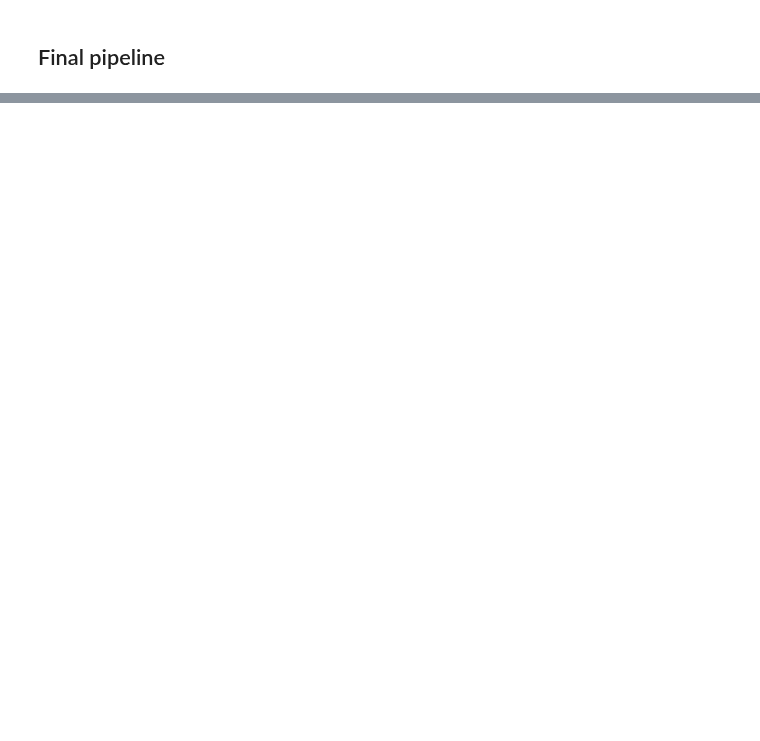
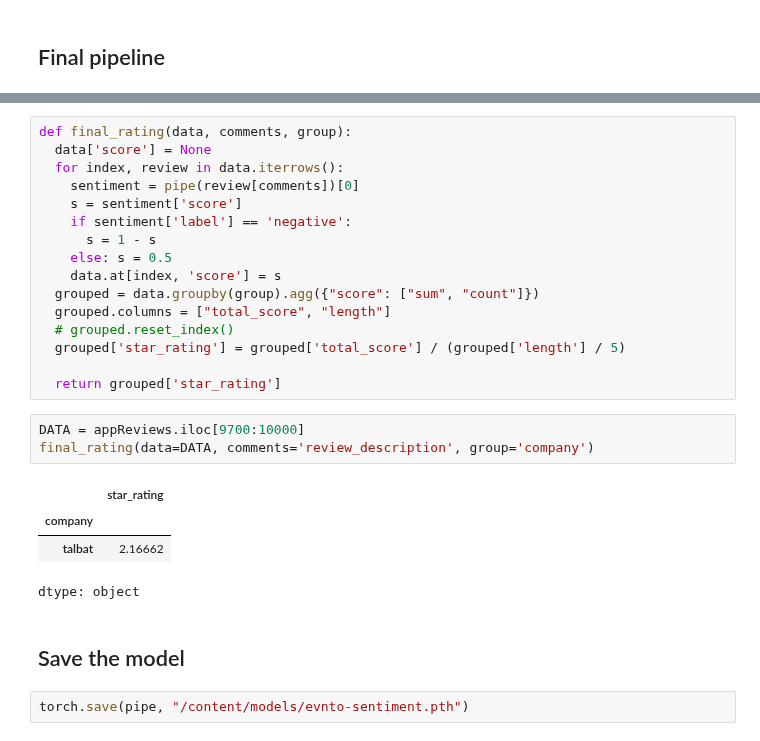
Before and after one commit to mohamedyosef101/learning_area, a Jupyter notebook: sentiment-analysis/notebooks/modelling.ipynb, the cells around one changed output, grey strips where cells are left out. Drawn from its saved outputs; the diff is of its cells as text; blank space fills up the shorter version.

```diff
--- a/sentiment-analysis/notebooks/modelling.ipynb
+++ b/sentiment-analysis/notebooks/modelling.ipynb
@@ -150,0 +126,28 @@ print(rating)
+# %%
+def final_rating(data, comments, group):
+  data['score'] = None
+  for index, review in data.iterrows():
+    sentiment = pipe(review[comments])[0]
+    s = sentiment['score']
+    if sentiment['label'] == 'negative':
+      s = 1 - s
+    else: s = 0.5
+    data.at[index, 'score'] = s
+  grouped = data.groupby(group).agg({"score": ["sum", "count"]})
+  grouped.columns = ["total_score", "length"]
+  # grouped.reset_index()
+  grouped['star_rating'] = grouped['total_score'] / (grouped['length'] / 5)
+
+  return grouped['star_rating']
+# %%
+DATA = appReviews.iloc[9700:10000]
+final_rating(data=DATA, comments='review_description', group='company')
+# %% [output]
+|  | star_rating |
+| company |  |
+| talbat | 2.16662 |
+dtype: object
+# %% [markdown]
+## Save the model
+# %%
+torch.save(pipe, "/content/models/evnto-sentiment.pth")
```
Also changed, not shown: parts of 21 cells of this notebook.
